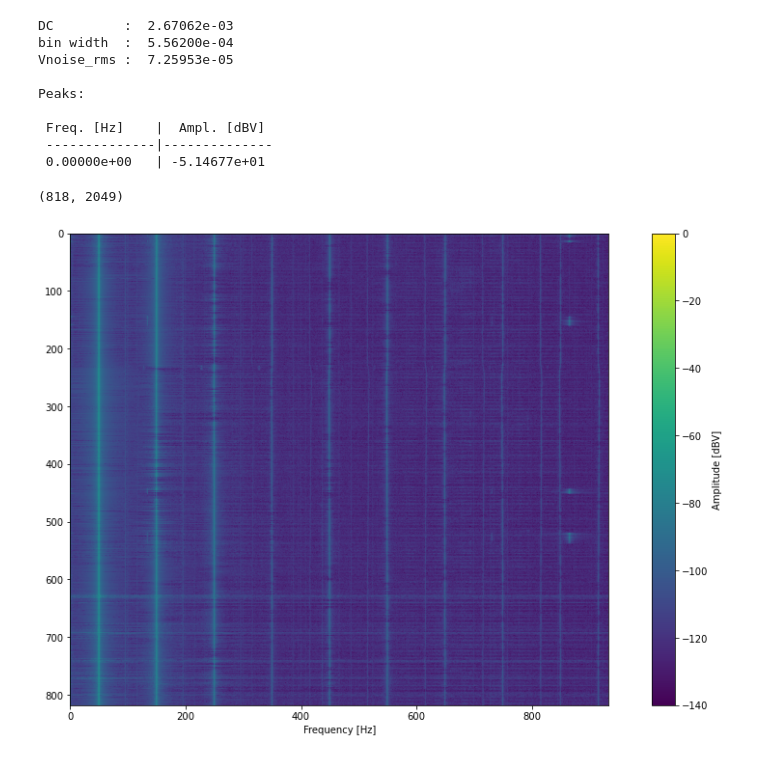
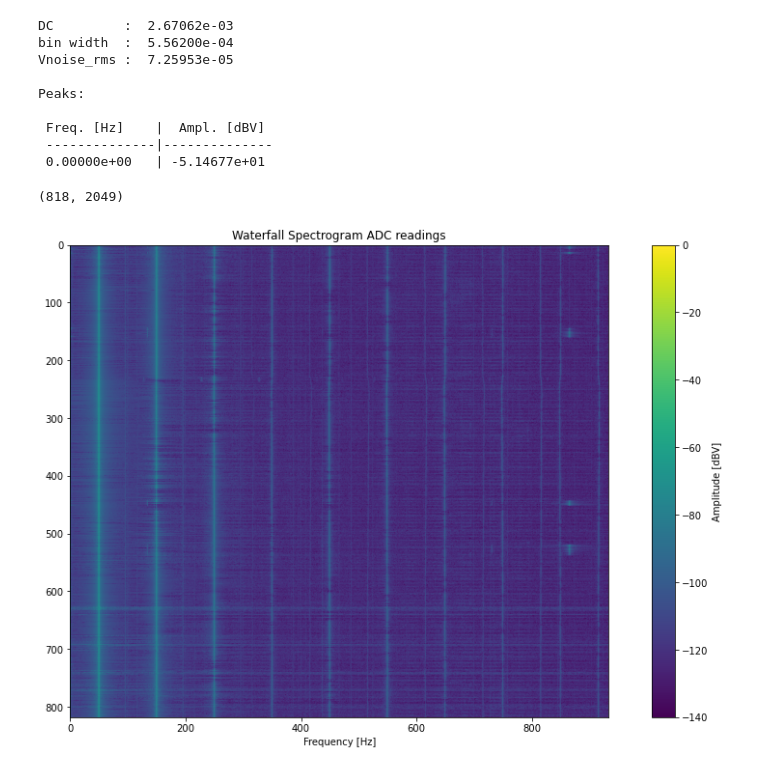
Before and after one commit to Habraken/WaveShare-ADS1256, a Jupyter notebook: data_analysis.ipynb, the cells around one changed output. Saved outputs shown, nothing was run; the diff lists cells and outputs as text; code cells hidden in the pictures.

```diff
--- a/data_analysis.ipynb
+++ b/data_analysis.ipynb
@@ -145,20 +145,21 @@ Peaks:
 # %%
 
 fig, axis = plt.subplots(figsize =(16, 9), facecolor=(1,1,1))
 fft_points = (2 ** 12)
 time_step = 1./data_rate
 bin_width = 1/(data.size*time_step)
 freq_bins = np.fft.rfftfreq(fft_points, d=time_step)
 waterfall = np.empty((int(data.size/fft_points),int(fft_points/2)+1))
 print(waterfall.shape)
 for i in range(int(data.size/fft_points)):
     waterfall[i,] = 20 * np.log10(np.abs(np.fft.rfft(data[i*fft_points:(i+1)*fft_points], norm='forward')))
 myplot = axis.imshow(waterfall, extent=[np.min(freq_bins),np.max(freq_bins),int(data.size/fft_points),0], vmin=-140,vmax=0) # vmin=10e-5,vmax=10e1, norm=colors.Normalize()
 #fig.colorbar(myplot, label='Amplitude [$\mu$V]')
 fig.colorbar(myplot, label='Amplitude [dBV]')
 axis.set_xlabel('Frequency [Hz]')
+axis.set_title(r'Waterfall Spectrogram ADC readings')
 plt.savefig('waterfall.png', bbox_inches='tight')
 plt.show()
 # %% [output]
 (818, 2049)
-[figure, old version]
+[figure, new version]
```
